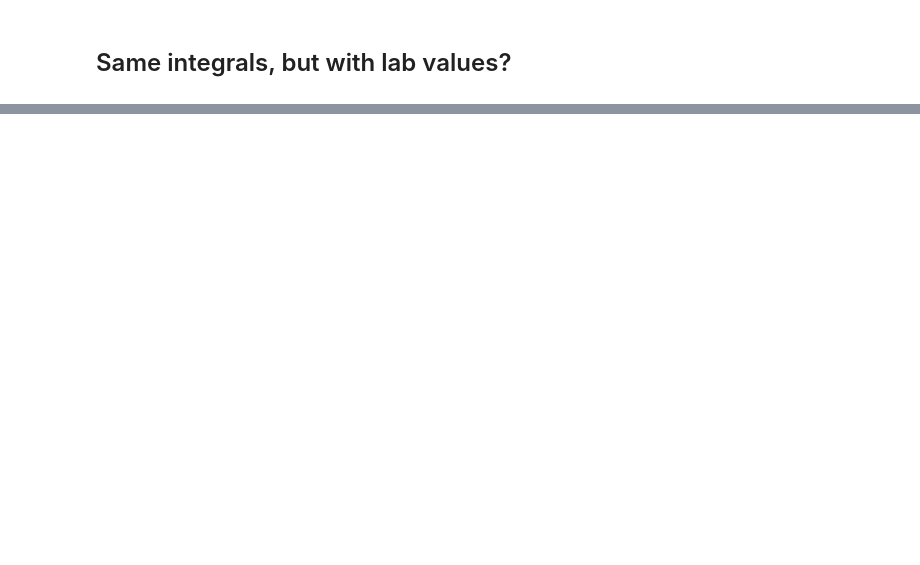
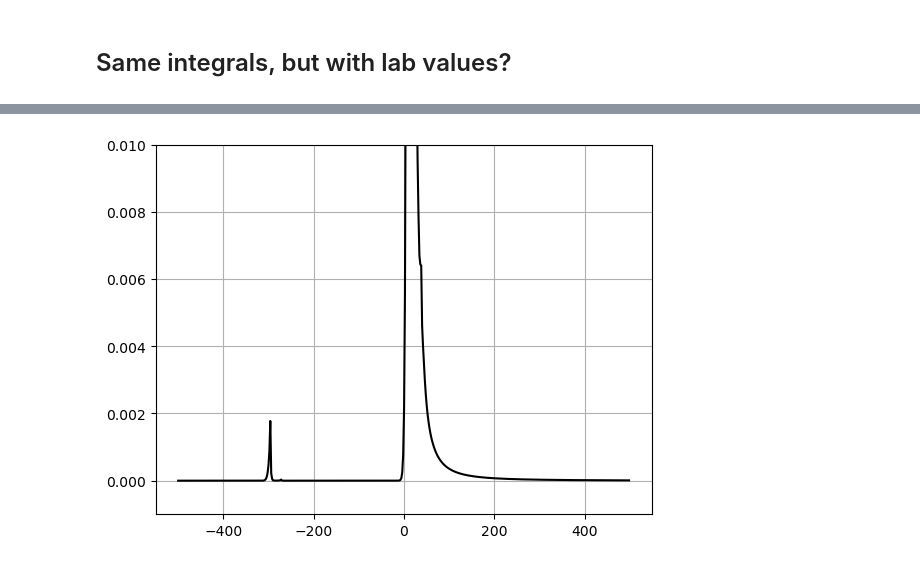
Before and after one commit to huanium/huanium, a Jupyter notebook: MIT_PhD/Fermi1/free-to-free-lineshape/NaK_rf_response.ipynb, the cells around one changed output, grey strips where cells are left out. Cells and saved outputs as stored; diff of their text form; code cells hidden in the pictures; blank space fills up the shorter version.

```diff
--- a/MIT_PhD/Fermi1/free-to-free-lineshape/NaK_rf_response.ipynb
+++ b/MIT_PhD/Fermi1/free-to-free-lineshape/NaK_rf_response.ipynb
@@ -181,37 +172,0 @@ plt.plot(En, real_results)
-# %%
-# temperature dependence?
-points = 700
-momentum_cutoff = np.sqrt(2e6)
-T = [200e-9] # np.arange(100e-9,800e-9,200e-9)
-a_scat = -1000 * a0
-En = np.linspace(-175e3,100e3,points)
-chem_pot = -4797 # in Hz
-
-fig, ax = plt.subplots(figsize = (8,4))
-
-for t in T:
-    imaginary_results = []*points
-    real_results = []*points
-    beta = h_planck / (kB * t) # in 1/Hz
-    # z = np.exp(beta * chem_pot)
-    z = 0.1
-    for i in range(points):
-        real_results.append(z*quad(NaK_real_integrand, 0, momentum_cutoff, args=(En[i], a_scat, beta), epsabs=1e-6)[0])
-        imaginary_results.append(z*quad(NaK_imaginary_integrand, 0, momentum_cutoff, args=(En[i], a_scat, beta), epsabs=1e-6)[0])
-
-    # spectral function?
-    A = -2*np.array(imaginary_results)/( (En + np.array(real_results))**2 + np.array(imaginary_results)**2)
-    # normalized spectral function???
-    # A = A / np.max(A)
-
-    ax.plot(En*1e-3, A, label='T = ' + str(t * 1e9) + 'K', linewidth = 1.5, color = 'red')
-
-    # plt.yticks(fontsize = 14)
-    # plt.xticks(fontsize = 14)
-ax.axvline(x=-Eb*1e-3, ymin = 0, ymax = 1, linestyle ='--', color = 'black', linewidth = 0.5)
-plt.ylim([0,1e-6])
-plt.grid()
-plt.legend()
-plt.xlabel('$\omega$ (kHz)', fontsize = 16)
-plt.ylabel('Spectral function A(k=0, $\omega$)', fontsize = 16)
-plt.show()
@@ -219,0 +268,9 @@ plt.show()
+# %%
+w, rf = rf_response()
+# %%
+plt.plot(w*1e-3, rf, color = 'black')
+plt.ylim([-0.001, 0.01])
+plt.grid()
+plt.show()
+# %% [output]
+[figure, added]
```
Also changed, not shown: parts of 10 cells of this notebook, 11 other files.
